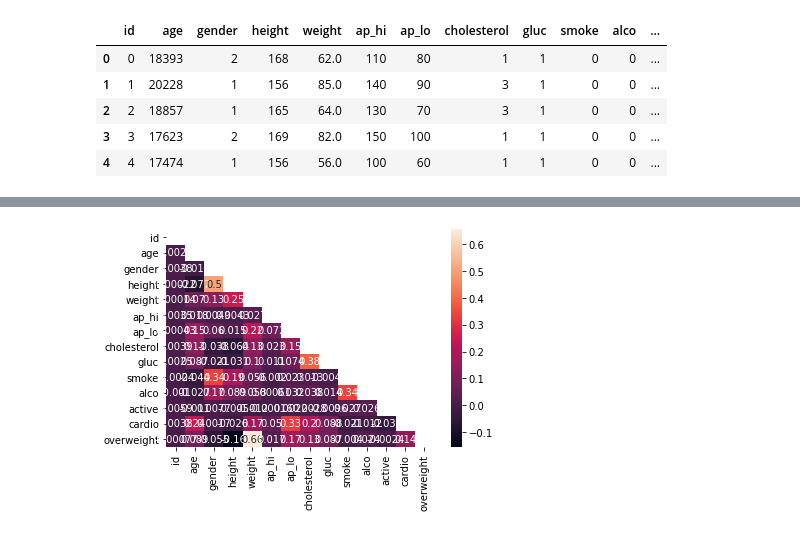
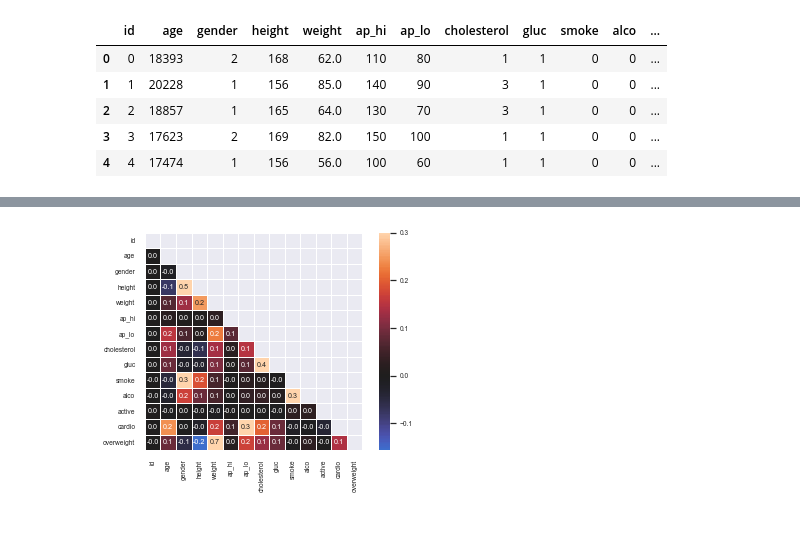
Before and after one commit to dahvid10/freeCodeCamp_david, a Jupyter notebook: medicalDataVisualizer/medicalDataVisualizer.ipynb, the cells around one changed output, grey strips where cells are left out. Drawn from its saved outputs; the diff is of its cells as text; code cells hidden in the pictures.

Commit message:
updated heat map in medicalDataVisualizer

```diff
--- a/medicalDataVisualizer/medicalDataVisualizer.ipynb
+++ b/medicalDataVisualizer/medicalDataVisualizer.ipynb
@@ -86,18 +86,18 @@ clean_df = clean_df[clean_df['weight'] <= clean_df['weight'].quantile(0.975)]
 # print(clean_df.shape)
 # %%
 # PLOT CORRELATION MATRIX OF CLEAN DATA WITH HEATMAP
-
-clean_df = clean_df.fillna(method="ffill")
+# drop rows with value None
+clean_df = clean_df.dropna()
 
 # create correlation matrix
 corrMatrix = clean_df.corr()
-# print(corrMatrix)
 
 # create upper triangle mask
-mask = np.triu(np.ones_like(corrMatrix))
+mask = np.triu(np.ones_like(corrMatrix) )
 
-# plot correlation matrix with heatmap()
-sns.heatmap(corrMatrix, mask=mask)
+# # plot correlation matrix with heatmap()
+sns.heatmap(corrMatrix, annot=True, mask=mask, linewidths=.5, square=True, center = 0, fmt='0.1f', vmax= .3)
+sns.set(font_scale=0.8)
 plt.show()
 # %% [output]
-[figure, old version]
+[figure, new version]
```
Also changed, not shown: parts of 1 cell of this notebook.
